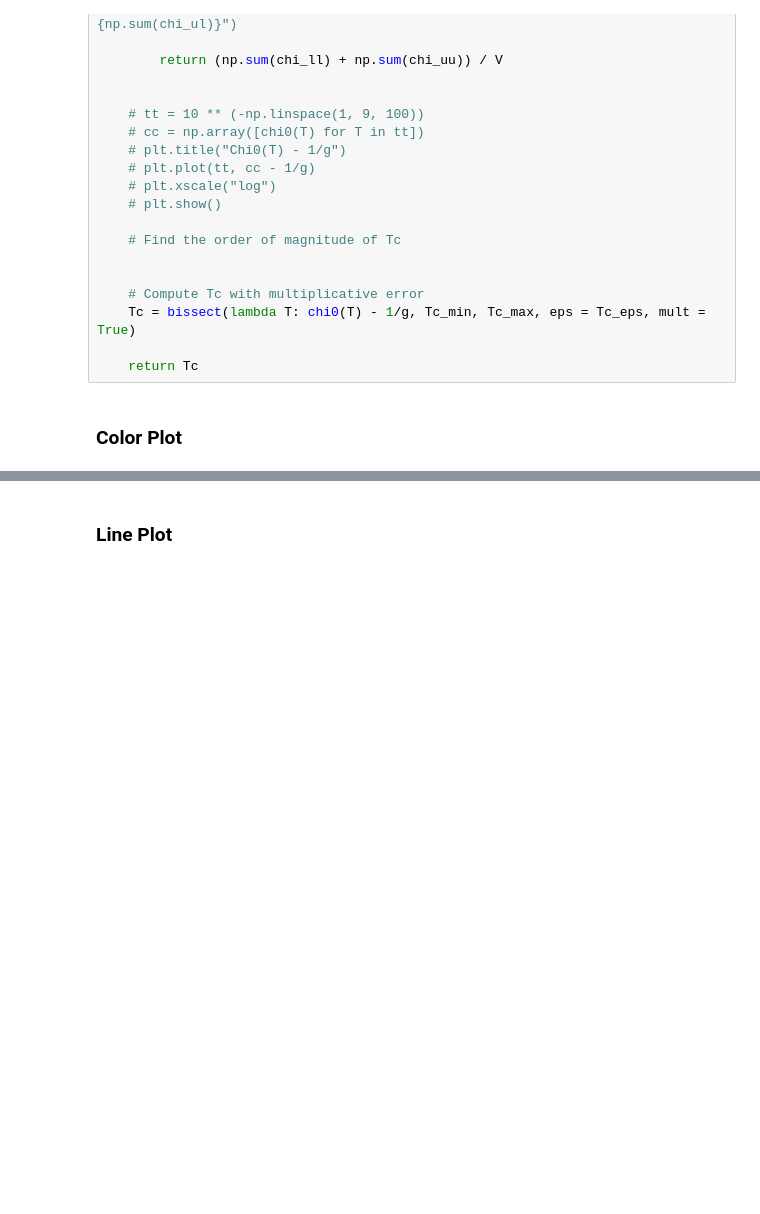
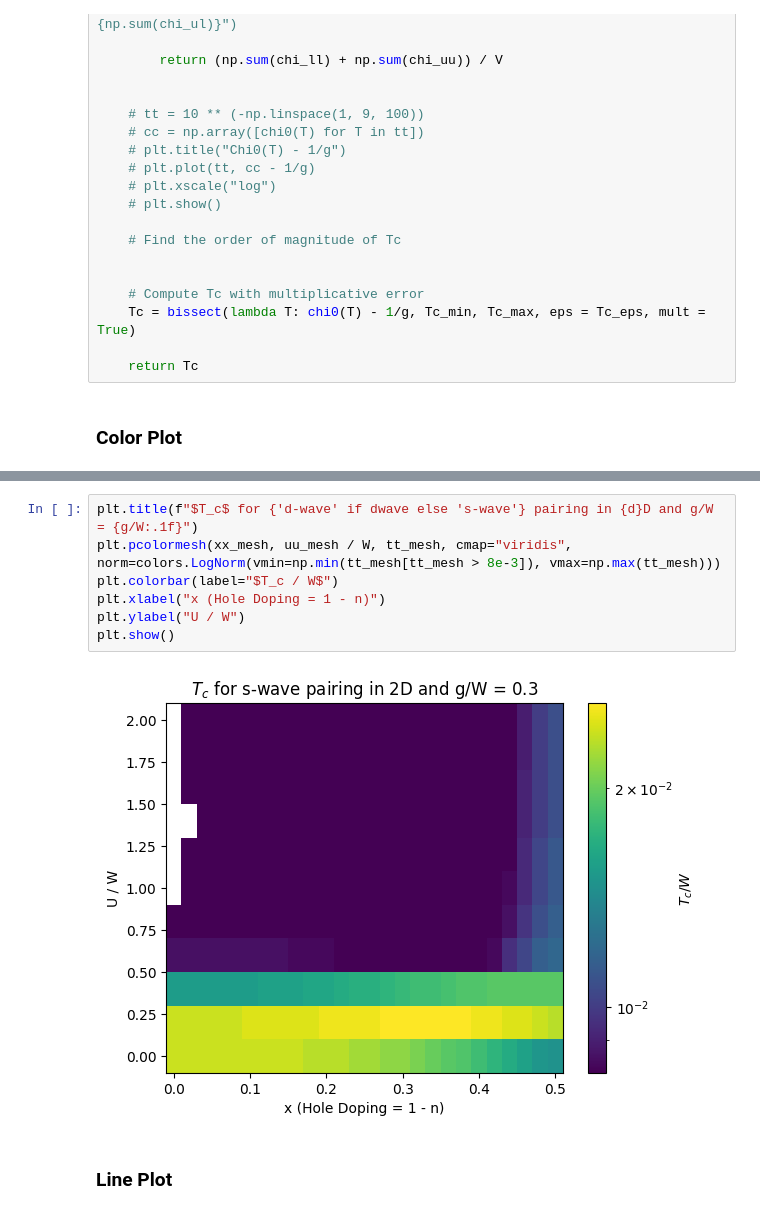
Before and after one commit to guilhermebaos/QUARMEN-Lessons, a Jupyter notebook: Master-Thesis/03-Philip-Phillips-pairing.ipynb, the cells around one changed output, grey strips where cells are left out. Cells and saved outputs as stored; diff of their text form; blank space fills up the shorter version.

```diff
--- a/Master-Thesis/03-Philip-Phillips-pairing.ipynb
+++ b/Master-Thesis/03-Philip-Phillips-pairing.ipynb
@@ -912,3 +895,12 @@ for g in np.array([0.1, 0.3]) * W:
+# %%
+plt.title(f"$T_c$ for {'d-wave' if dwave else 's-wave'} pairing in {d}D and g/W = {g/W:.1f}")
+plt.pcolormesh(xx_mesh, uu_mesh / W, tt_mesh, cmap="viridis", norm=colors.LogNorm(vmin=np.min(tt_mesh[tt_mesh > 8e-3]), vmax=np.max(tt_mesh)))
+plt.colorbar(label="$T_c / W$")
+plt.xlabel("x (Hole Doping = 1 - n)")
+plt.ylabel("U / W")
+plt.show()
+# %% [output]
+[figure, added]
 # %% [markdown]
 ### Line Plot
 # %%
```
Also changed, not shown: parts of 2 cells of this notebook, 30 other files.
